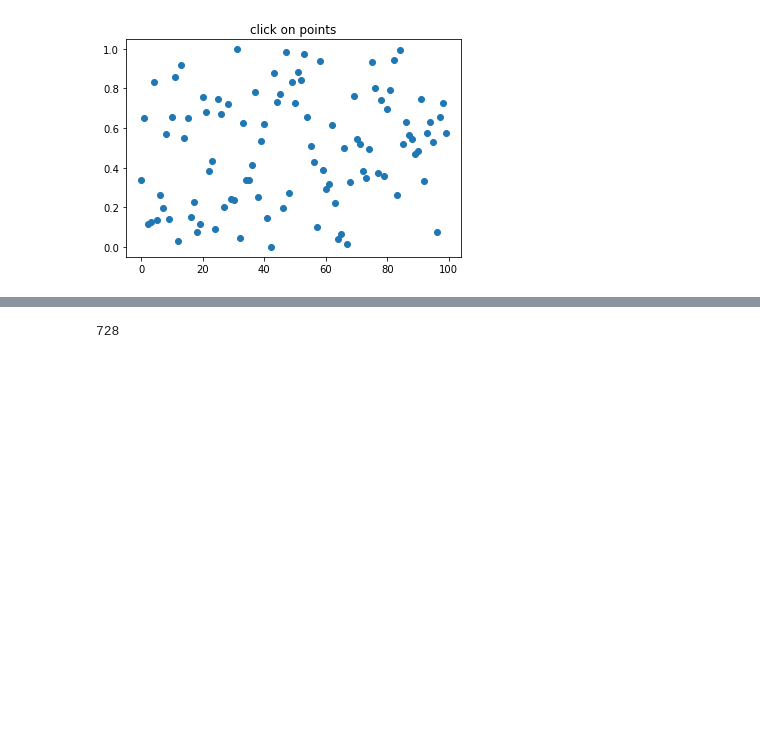
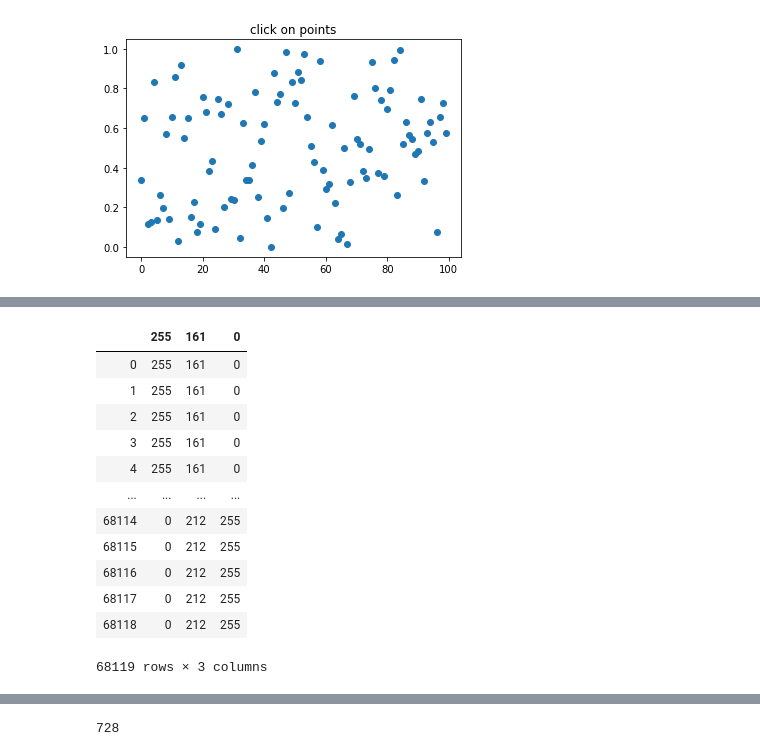
Before and after one commit to jrr1984/Prototipo0_S-D_SpectralGUI, a Jupyter notebook: spectral_gui/testing_line_profiler.ipynb, the cells around one changed output, grey strips where cells are left out. Drawn from its saved outputs; the diff is of its cells as text; code cells hidden in the pictures; blank space fills up the shorter version.

```diff
--- a/spectral_gui/testing_line_profiler.ipynb
+++ b/spectral_gui/testing_line_profiler.ipynb
@@ -128,0 +168,17 @@ RGB_file
+# %%
+RGB_file = pd.read_csv('RGB_colors_50micron.csv')
+RGB_file
+# %% [output]
+|  | 255 | 161 | 0 |
+| 0 | 255 | 161 | 0 |
+| 1 | 255 | 161 | 0 |
+| 2 | 255 | 161 | 0 |
+| 3 | 255 | 161 | 0 |
+| 4 | 255 | 161 | 0 |
+| ... | ... | ... | ... |
+| 68114 | 0 | 212 | 255 |
+| 68115 | 0 | 212 | 255 |
+| 68116 | 0 | 212 | 255 |
+| 68117 | 0 | 212 | 255 |
+| 68118 | 0 | 212 | 255 |
+68119 rows × 3 columns
```
Also changed, not shown: parts of 26 cells of this notebook, 6 other files.
